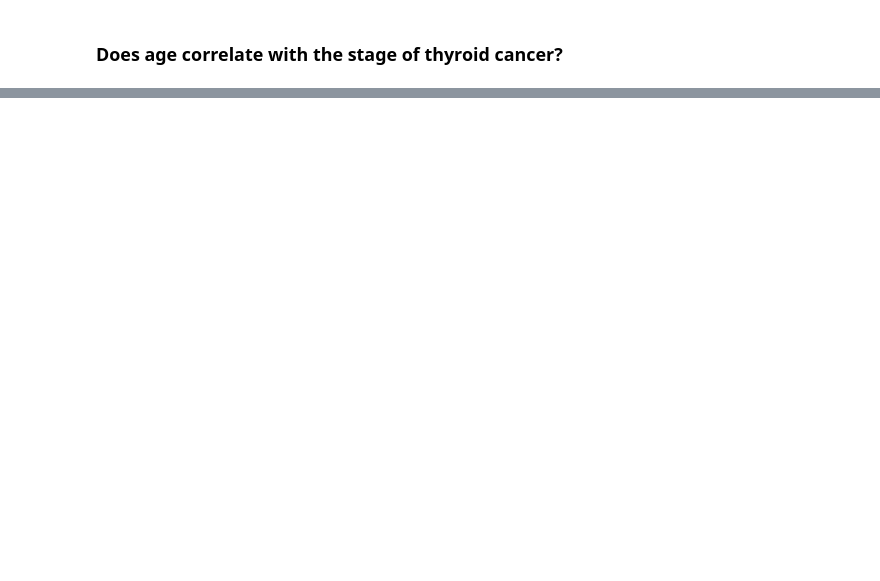
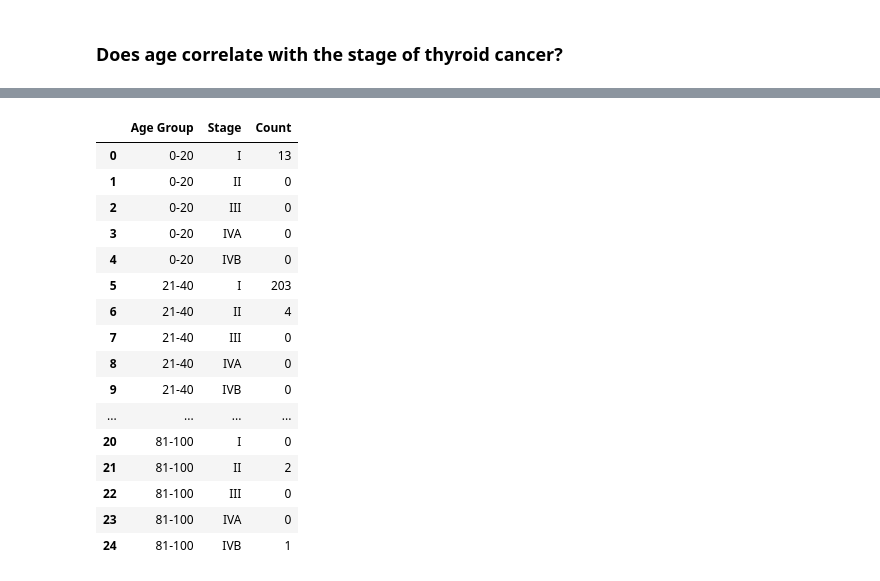
Before and after one commit to Angeliki1983/-Differentiated-Thyroid-Cancer-Recurrence, a Jupyter notebook: Thyroid_Cancer_Analysis.ipynb, the cells around one changed output, grey strips where cells are left out. Cells and saved outputs as stored; diff of their text form; code cells hidden in the pictures; blank space fills up the shorter version.

```diff
--- a/Thyroid_Cancer_Analysis.ipynb
+++ b/Thyroid_Cancer_Analysis.ipynb
@@ -357,0 +403,5 @@ This analysis helps in understanding how physical examination findings correlate
+# %%
+#Bin the ages into categories
+
+age_bins = [0, 20, 40, 60, 80, 100]
+age_labels = ['0-20', '21-40', '41-60', '61-80', '81-100']
@@ -357,0 +410,23 @@ This analysis helps in understanding how physical examination findings correlate
+# %%
+df['Age Group'] = pd.cut(df['Age'], bins =age_bins, labels = age_labels, right= True)
+# %%
+age_group_data = df.groupby(['Age Group', 'Stage'], observed=False).size().reset_index(name='Count')
+age_group_data
+# %% [output]
+|  | Age Group | Stage | Count |
+| 0 | 0-20 | I | 13 |
+| 1 | 0-20 | II | 0 |
+| 2 | 0-20 | III | 0 |
+| 3 | 0-20 | IVA | 0 |
+| 4 | 0-20 | IVB | 0 |
+| 5 | 21-40 | I | 203 |
+| 6 | 21-40 | II | 4 |
+| 7 | 21-40 | III | 0 |
+| 8 | 21-40 | IVA | 0 |
+| 9 | 21-40 | IVB | 0 |
+| ... | ... | ... | ... |
+| 20 | 81-100 | I | 0 |
+| 21 | 81-100 | II | 2 |
+| 22 | 81-100 | III | 0 |
+| 23 | 81-100 | IVA | 0 |
+| 24 | 81-100 | IVB | 1 |
```
Also changed, not shown: parts of 12 cells of this notebook.
